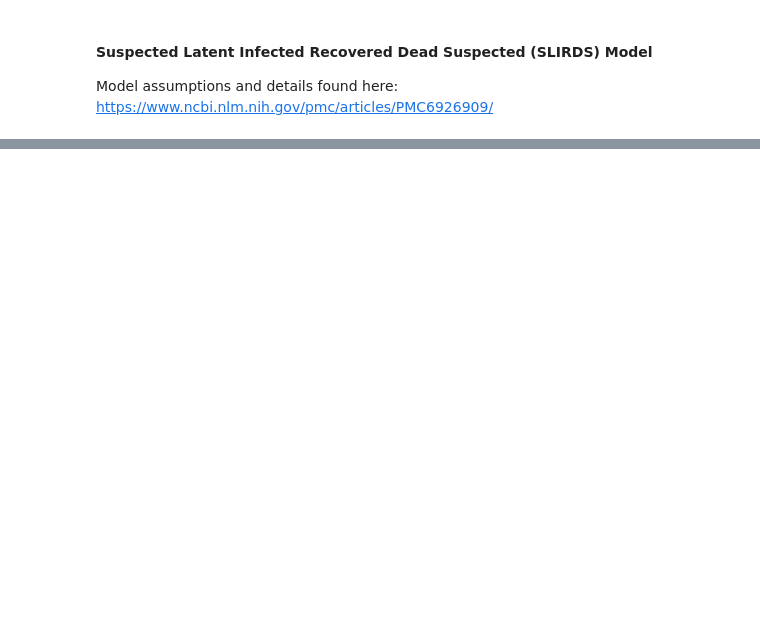
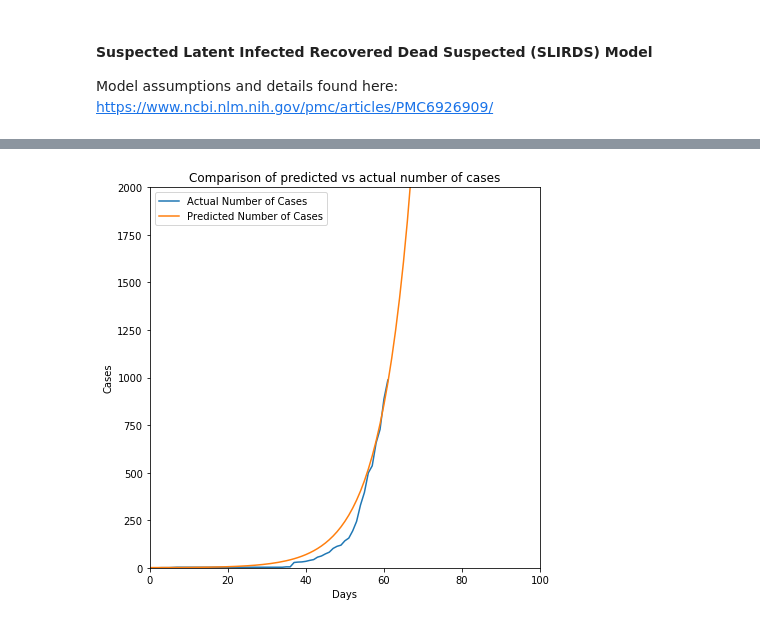
Before and after one commit to tamojit-maiti-ABI/covid-19-sim, a Jupyter notebook: COVID-19.ipynb, the cells around one changed output, grey strips where cells are left out. Drawn from its saved outputs; the diff is of its cells as text; code cells hidden in the pictures; blank space fills up the shorter version.

```diff
--- a/COVID-19.ipynb
+++ b/COVID-19.ipynb
@@ -215,0 +312,20 @@ plt.show()
+# %%
+df1 = pd.read_csv('https://raw.githubusercontent.com/CSSEGISandData/COVID-19/master/csse_covid_19_data/csse_covid_19_time_series/time_series_covid19_confirmed_global.csv')
+
+country_ts = df1[df1['Country/Region'] == 'India'].T[4:].reset_index()
+country_ts = country_ts.rename(columns = {'index':'date', 131:'cases'})
+country_ts.date = pd.to_datetime(country_ts.date, infer_datetime_format=True)
+country_ts = country_ts.set_index('date')
+
+plt.figure(figsize = (7,7))
+plt.plot(country_ts.values[5:], label = 'Actual Number of Cases')
+plt.plot(t,np.array(Ia) + np.array(Is), label = 'Predicted Number of Cases')
+plt.xlim([0,100])
+plt.ylim([0,2000])
+plt.title('Comparison of predicted vs actual number of cases')
+plt.xlabel('Days')
+plt.ylabel('Cases')
+plt.legend()
+plt.show()
+# %% [output]
+[figure, added]
```
Also changed, not shown: parts of 4 cells of this notebook, 1 other file.
